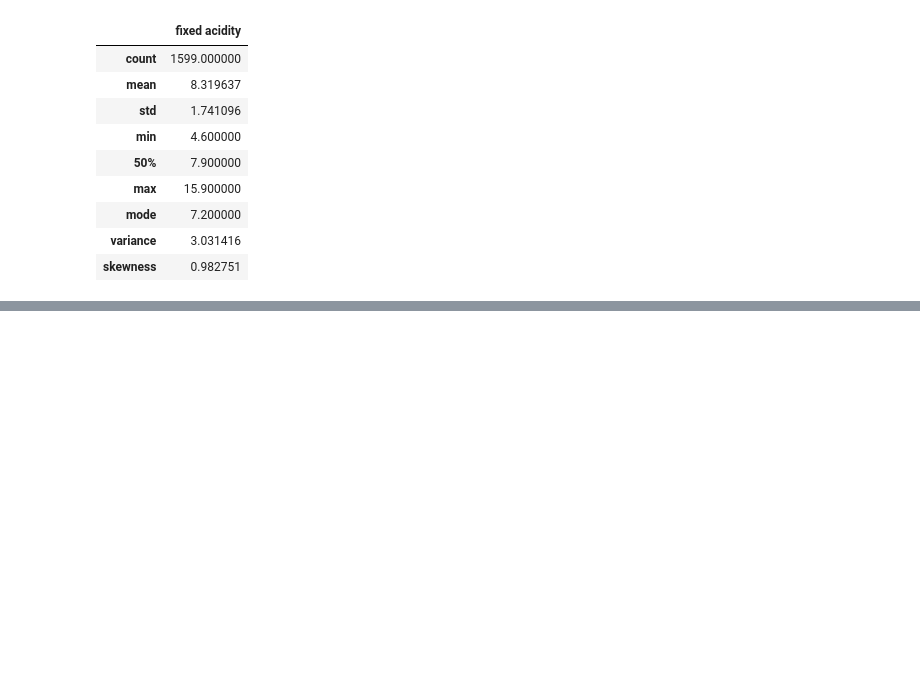
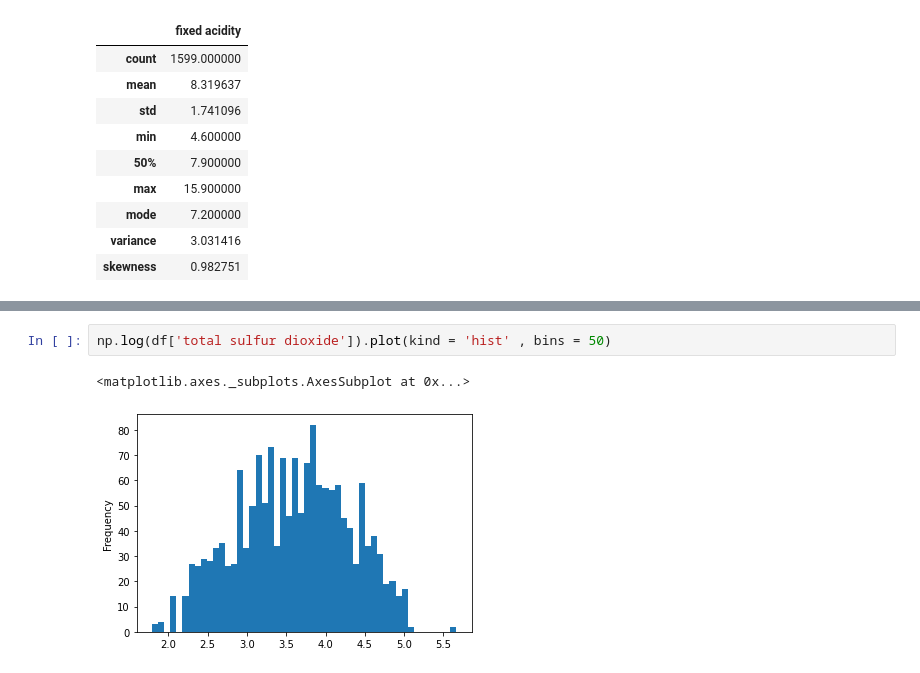
Before and after one commit to Vaisakh-Babu/pandas_practice, a Jupyter notebook: Red_wine.ipynb, the cells around one changed output, grey strips where cells are left out. Drawn from its saved outputs; the diff is of its cells as text; blank space fills up the shorter version.

```diff
--- a/Red_wine.ipynb
+++ b/Red_wine.ipynb
@@ -130,0 +150,5 @@ des(df['fixed acidity'])
+# %%
+np.log(df['total sulfur dioxide']).plot(kind = 'hist' , bins = 50)
+# %% [output]
+<matplotlib.axes._subplots.AxesSubplot at 0x...>
+[figure, added]
```
Also changed, not shown: parts of 15 cells of this notebook.
